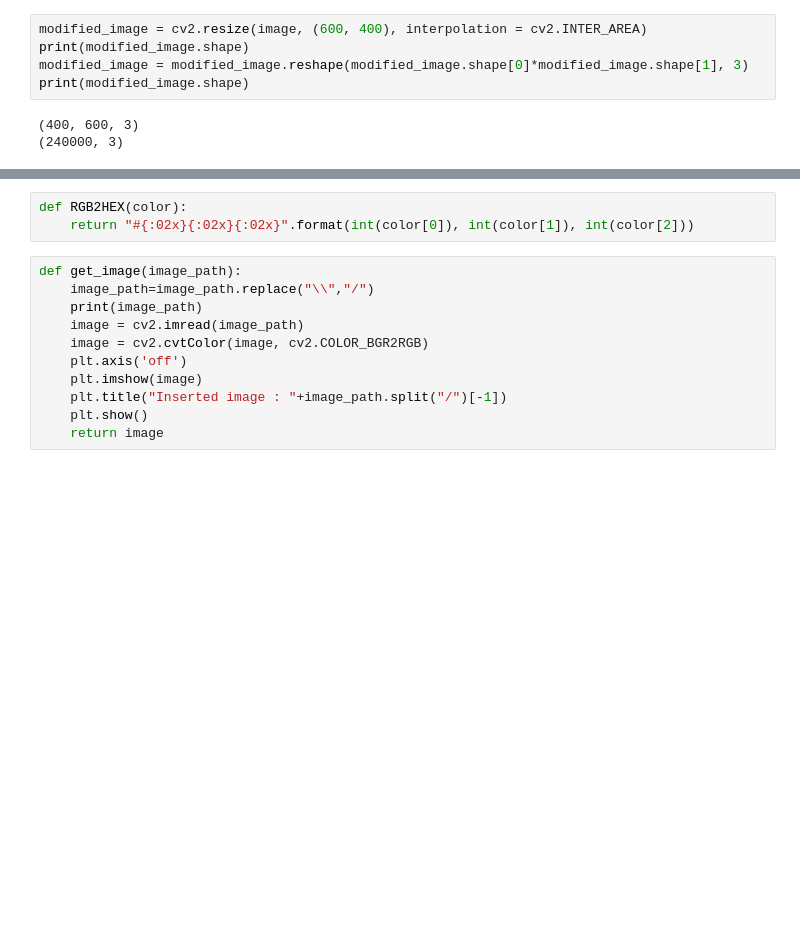
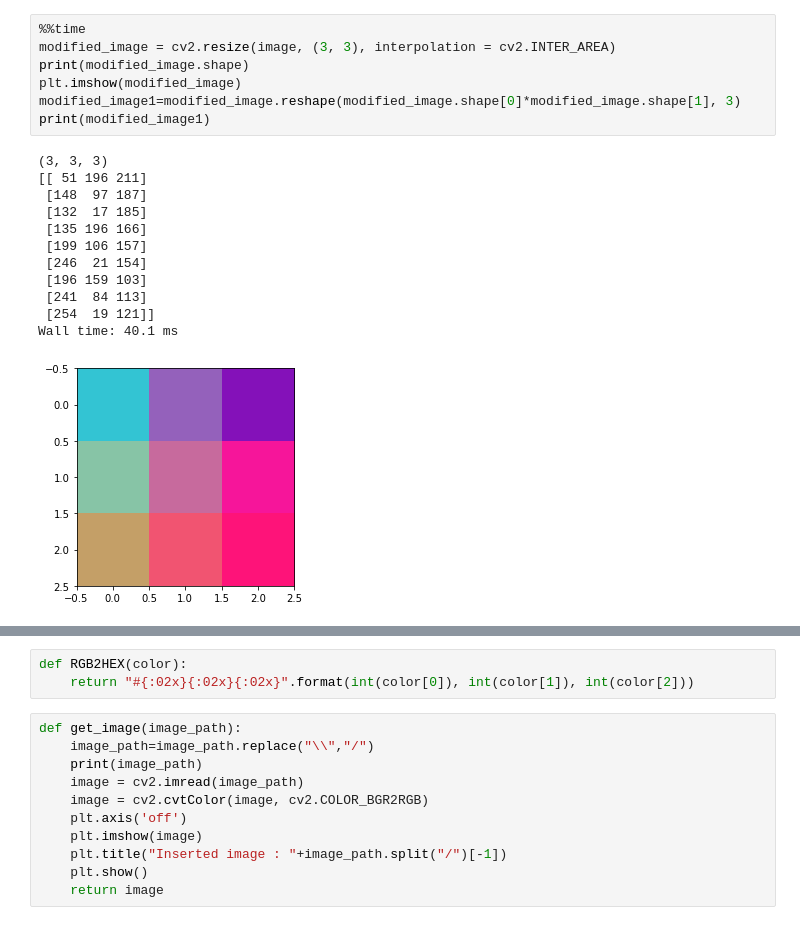
Before and after one commit to tirtharajsinha/image-color-extractor, a Jupyter notebook: Color identification from image using K-means clustering.ipynb, the cells around one changed output, grey strips where cells are left out. Drawn from its saved outputs; the diff is of its cells as text; blank space fills up the shorter version.

```diff
--- a/Color identification from image using K-means clustering.ipynb
+++ b/Color identification from image using K-means clustering.ipynb
@@ -26,8 +26,20 @@ Shape: (2000, 1332, 3)
 # %%
-modified_image = cv2.resize(image, (600, 400), interpolation = cv2.INTER_AREA)
+%%time
+modified_image = cv2.resize(image, (3, 3), interpolation = cv2.INTER_AREA)
 print(modified_image.shape)
-modified_image = modified_image.reshape(modified_image.shape[0]*modified_image.shape[1], 3)
-print(modified_image.shape)
+plt.imshow(modified_image)
+modified_image1=modified_image.reshape(modified_image.shape[0]*modified_image.shape[1], 3)
+print(modified_image1)
 # %% [output]
-(400, 600, 3)
-(240000, 3)
+(3, 3, 3)
+[[ 51 196 211]
+ [148  97 187]
+ [132  17 185]
+ [135 196 166]
+ [199 106 157]
+ [246  21 154]
+ [196 159 103]
+ [241  84 113]
+ [254  19 121]]
+Wall time: 40.1 ms
+[figure, added]
```
Also changed, not shown: parts of 8 cells of this notebook, 1 other file.
